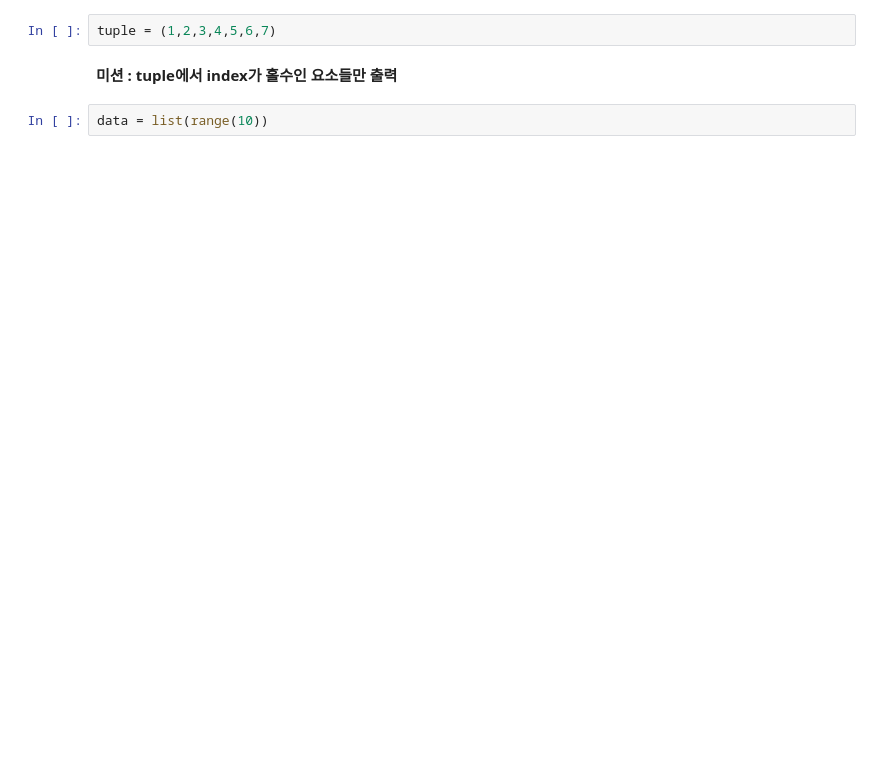
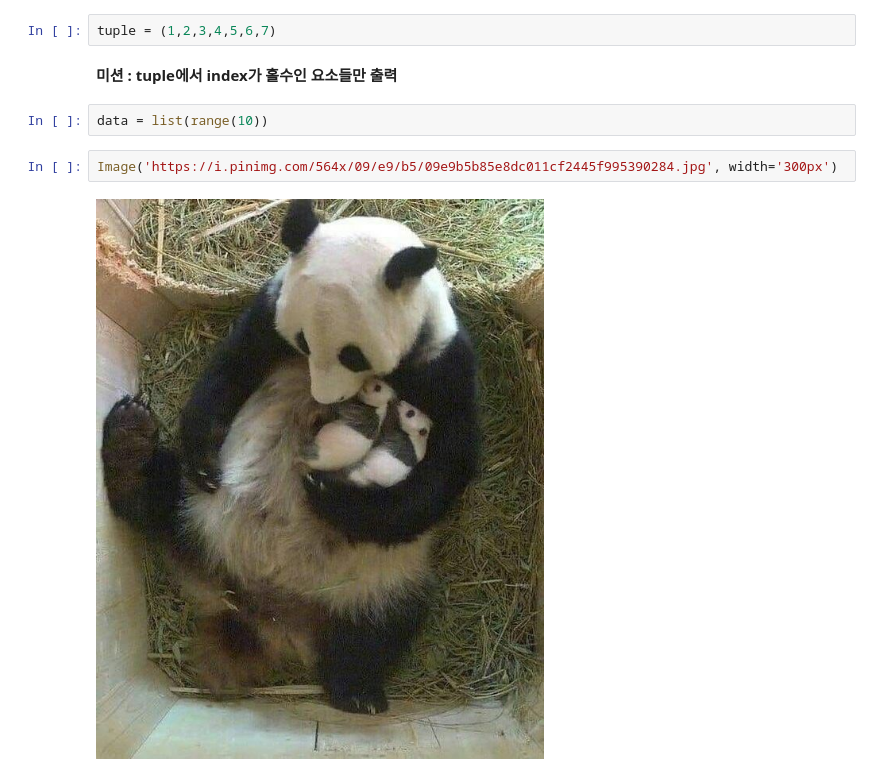
Before and after one commit to playdata-encore/08.python, a Jupyter notebook: step03_2Slice.ipynb, the cells around one changed output. Cells and saved outputs as stored; diff of their text form; blank space fills up the shorter version.

```diff
--- a/step03_2Slice.ipynb
+++ b/step03_2Slice.ipynb
@@ -44,3 +49,7 @@ tuple = (1,2,3,4,5,6,7)
 **미션 : tuple에서 index가 홀수인 요소들만 출력**
 # %%
 data = list(range(10))
+# %%
+Image('https://i.pinimg.com/564x/09/e9/b5/09e9b5b85e8dc011cf2445f995390284.jpg', width='300px')
+# %% [output]
+[figure, added]
```
Also changed, not shown: parts of 5 cells of this notebook, 3 other files.
